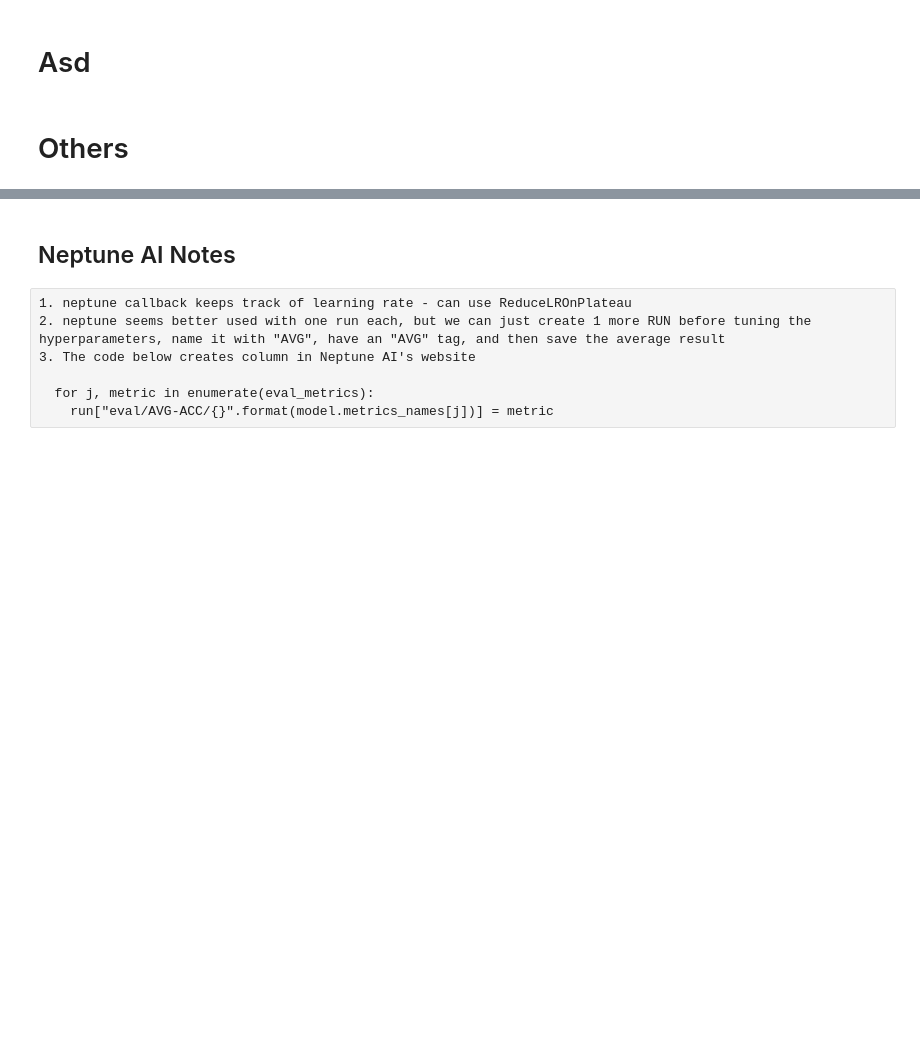
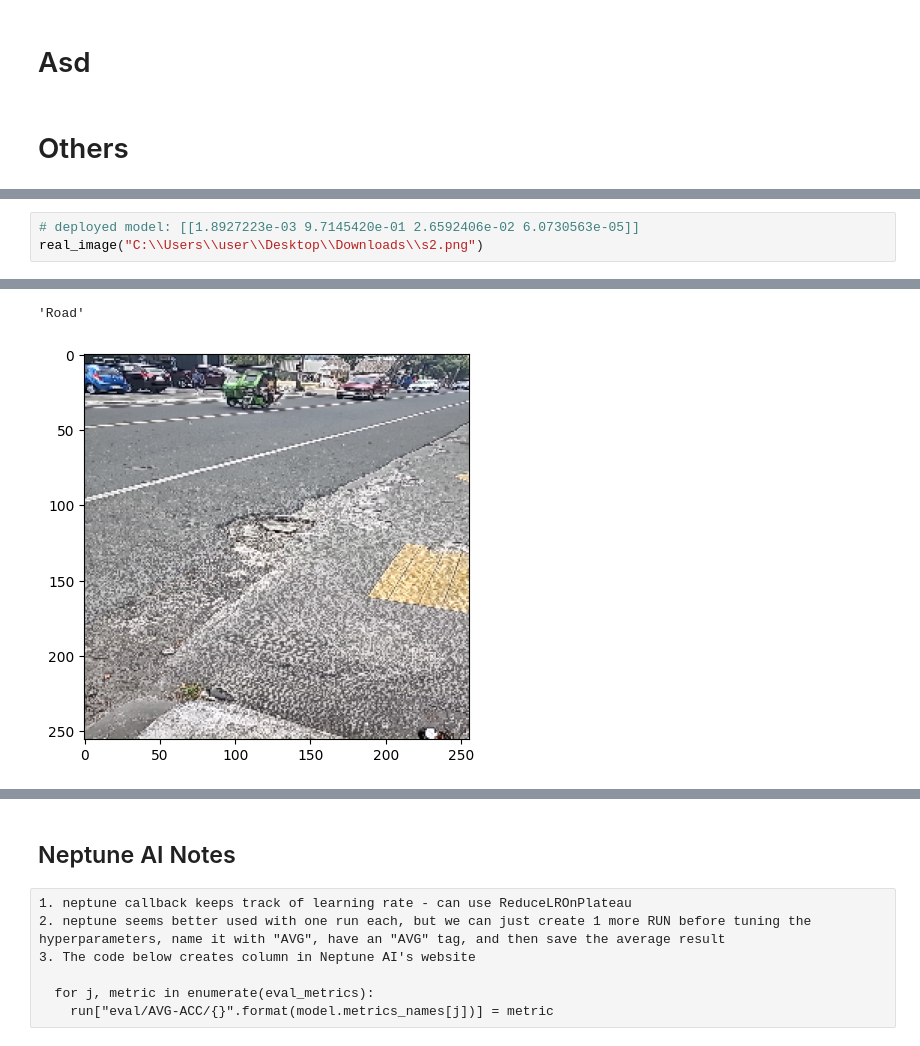
Before and after one commit to RiceWater/Neptune-Thesis-KFolds, a Jupyter notebook: neptune.ipynb, the cells around one changed output, grey strips where cells are left out. Saved outputs shown, nothing was run; the diff lists cells and outputs as text; blank space fills up the shorter version.

```diff
--- a/neptune.ipynb
+++ b/neptune.ipynb
@@ -480,0 +524,4 @@ for j, metric in enumerate(eval_metrics):
+# %%
+# deployed model: [[1.8927223e-03 9.7145420e-01 2.6592406e-02 6.0730563e-05]]
+real_image("C:\\Users\\user\\Desktop\\Downloads\\s2.png")
+# %% [output]
@@ -480,0 +530,2 @@ for j, metric in enumerate(eval_metrics):
+'Road'
+[figure, added]
```
Also changed, not shown: parts of 18 cells of this notebook, 4 other files.
